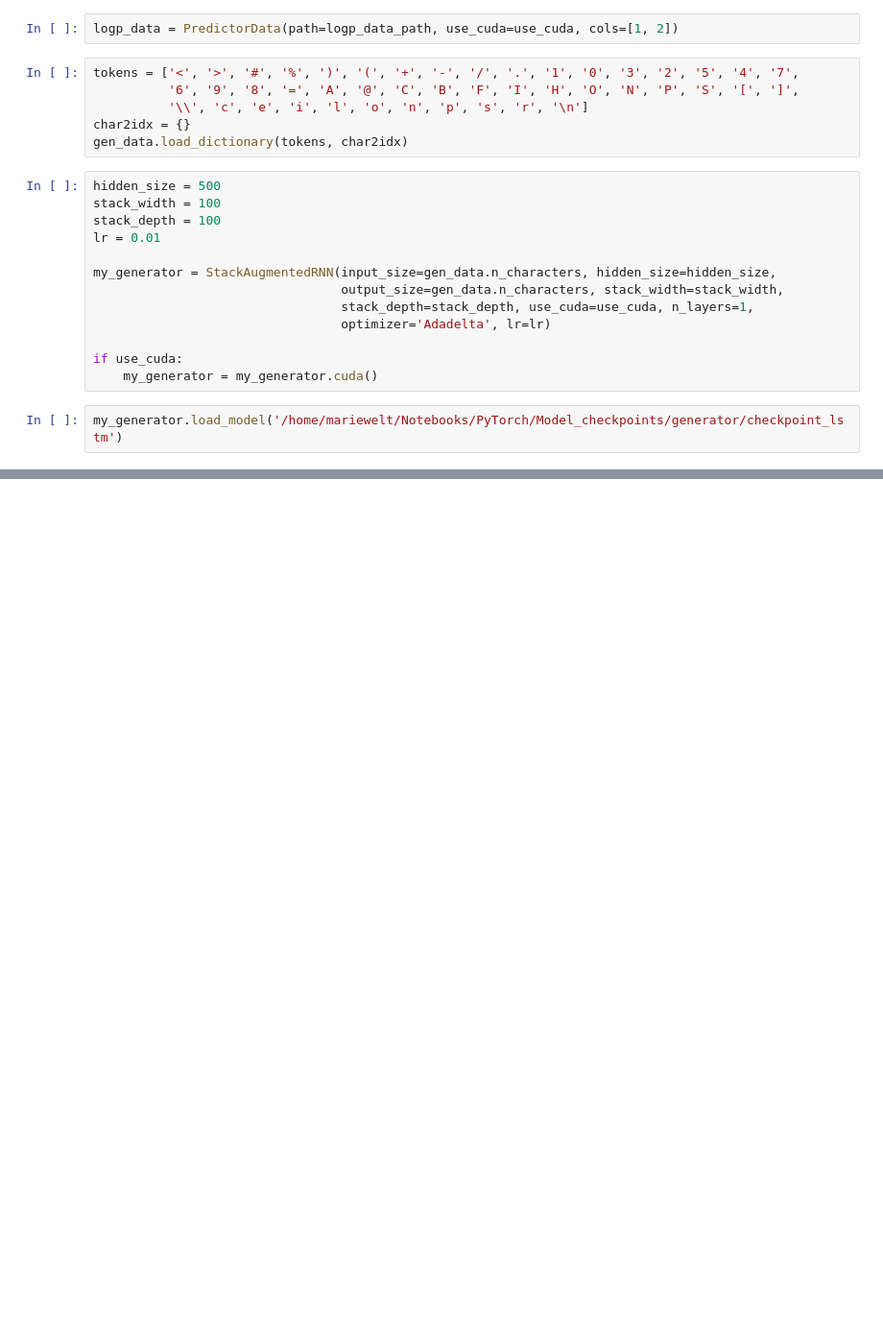
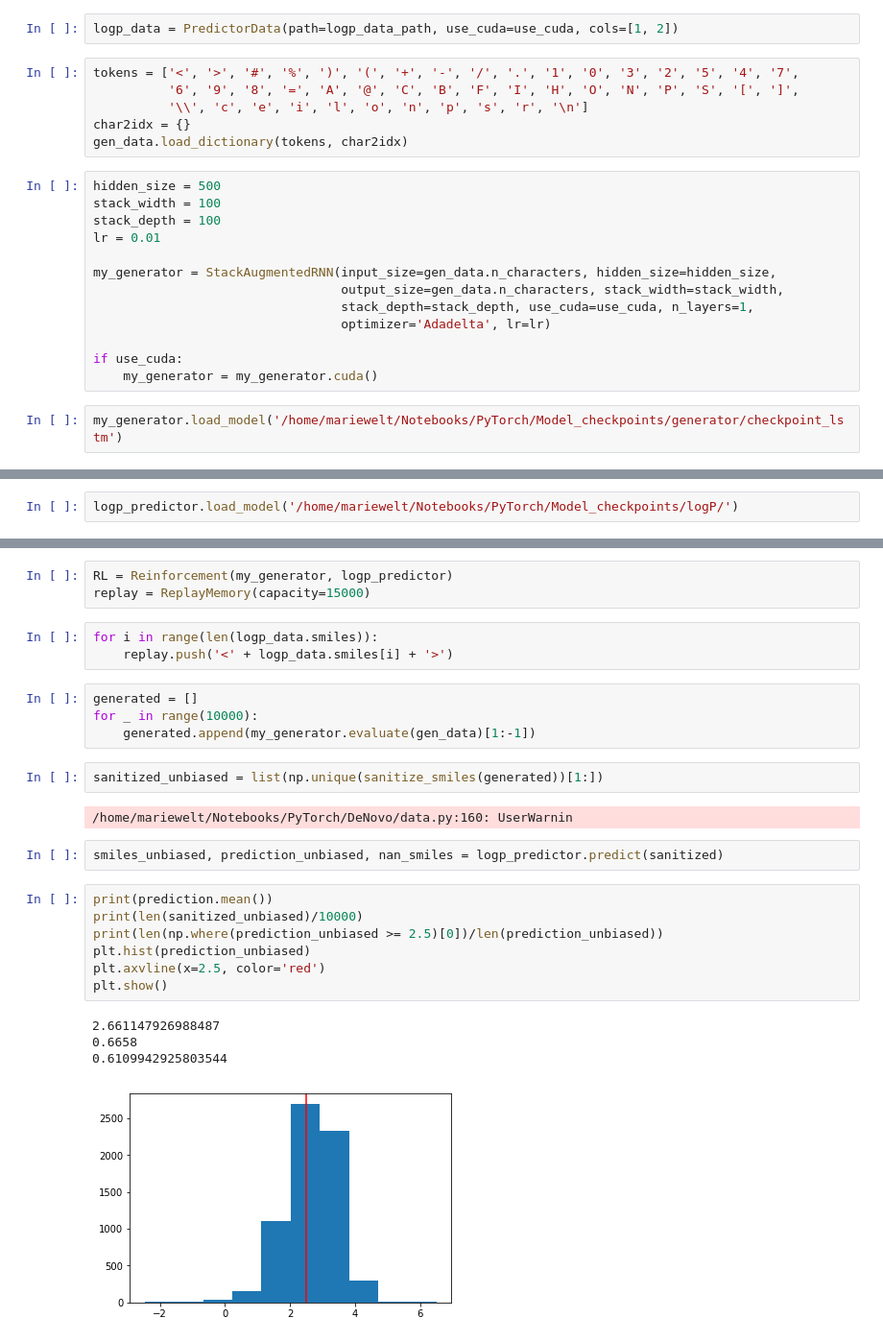
Before and after one commit to isayev/ReLeaSE, a Jupyter notebook: LogP-demo.ipynb, the cells around one changed output, grey strips where cells are left out. Shown at 96% size. Cells and saved outputs as stored; diff of their text form; blank space fills up the shorter version.

Commit message:
Working demo notebook for logP maximization

```diff
--- a/LogP-demo.ipynb
+++ b/LogP-demo.ipynb
@@ -98,0 +59,2 @@ f.close()
+# %%
+logp_predictor.load_model('/home/mariewelt/Notebooks/PyTorch/Model_checkpoints/logP/')
@@ -98,0 +65,28 @@ f.close()
+# %%
+RL = Reinforcement(my_generator, logp_predictor)
+replay = ReplayMemory(capacity=15000)
+# %%
+for i in range(len(logp_data.smiles)):
+    replay.push('<' + logp_data.smiles[i] + '>')
+# %%
+generated = []
+for _ in range(10000):
+    generated.append(my_generator.evaluate(gen_data)[1:-1])
+# %%
+sanitized_unbiased = list(np.unique(sanitize_smiles(generated))[1:])
+# %% [output]
+/home/mariewelt/Notebooks/PyTorch/DeNovo/data.py:160: UserWarnin
+# %%
+smiles_unbiased, prediction_unbiased, nan_smiles = logp_predictor.predict(sanitized)
+# %%
+print(prediction.mean())
+print(len(sanitized_unbiased)/10000)
+print(len(np.where(prediction_unbiased >= 2.5)[0])/len(prediction_unbiased))
+plt.hist(prediction_unbiased)
+plt.axvline(x=2.5, color='red')
+plt.show()
+# %% [output]
+2.661147926988487
+0.6658
+0.6109942925803544
+[figure, added]
```
Also changed, not shown: parts of 20 cells of this notebook.
